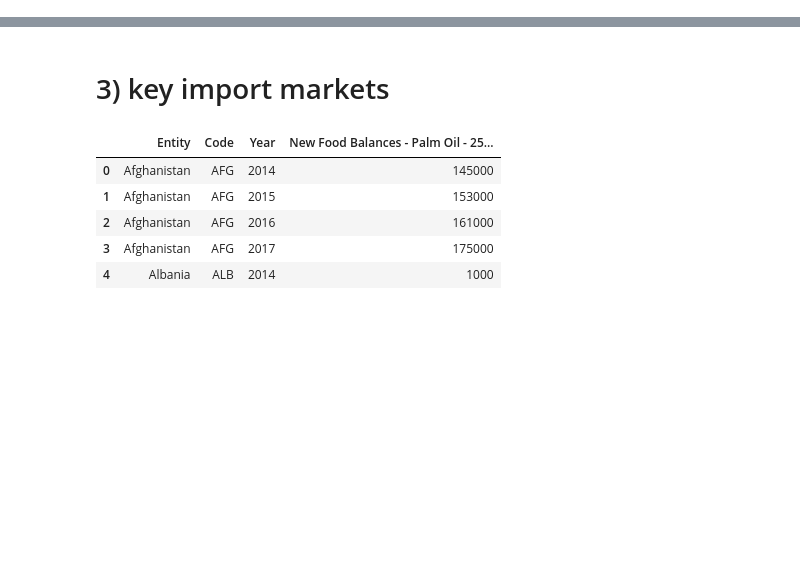
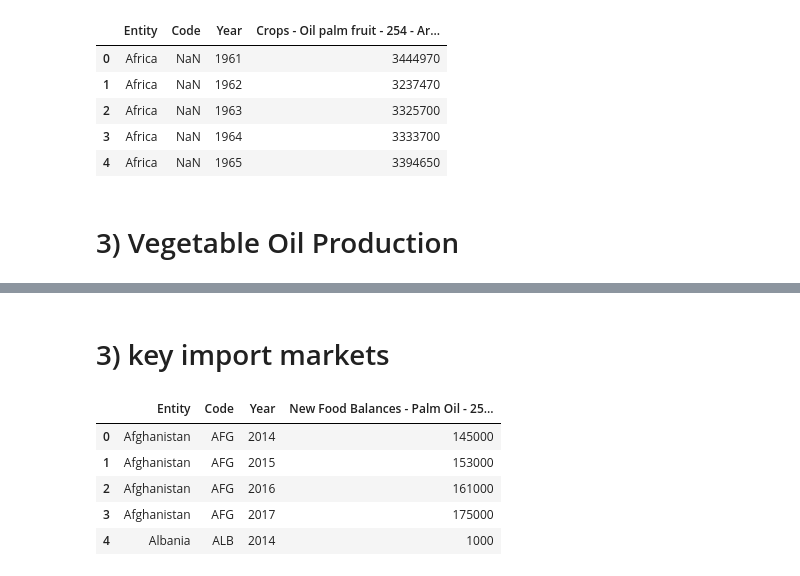
Before and after one commit to mkingopng/palm_olein, a Jupyter notebook: eda.ipynb, the cells around one changed output, grey strips where cells are left out. Cells and saved outputs as stored; diff of their text form; code cells hidden in the pictures; blank space fills up the shorter version.

```diff
--- a/eda.ipynb
+++ b/eda.ipynb
@@ -18,0 +60,2 @@ The goal of this project is:
+# %%
+DATA = 'data'
@@ -18,0 +97,12 @@ The goal of this project is:
+# %%
+land = pd.read_csv(os.path.join(DATA, 'land-use-palm-oil.csv'))
+land.head()
+# %% [output]
+|  | Entity | Code | Year | Crops - Oil palm fruit - 254 - Ar... |
+| 0 | Africa | NaN | 1961 | 3444970 |
+| 1 | Africa | NaN | 1962 | 3237470 |
+| 2 | Africa | NaN | 1963 | 3325700 |
+| 3 | Africa | NaN | 1964 | 3333700 |
+| 4 | Africa | NaN | 1965 | 3394650 |
+# %% [markdown]
+# 3) Vegetable Oil Production
```
Also changed, not shown: parts of 43 cells of this notebook, 1 other file.
